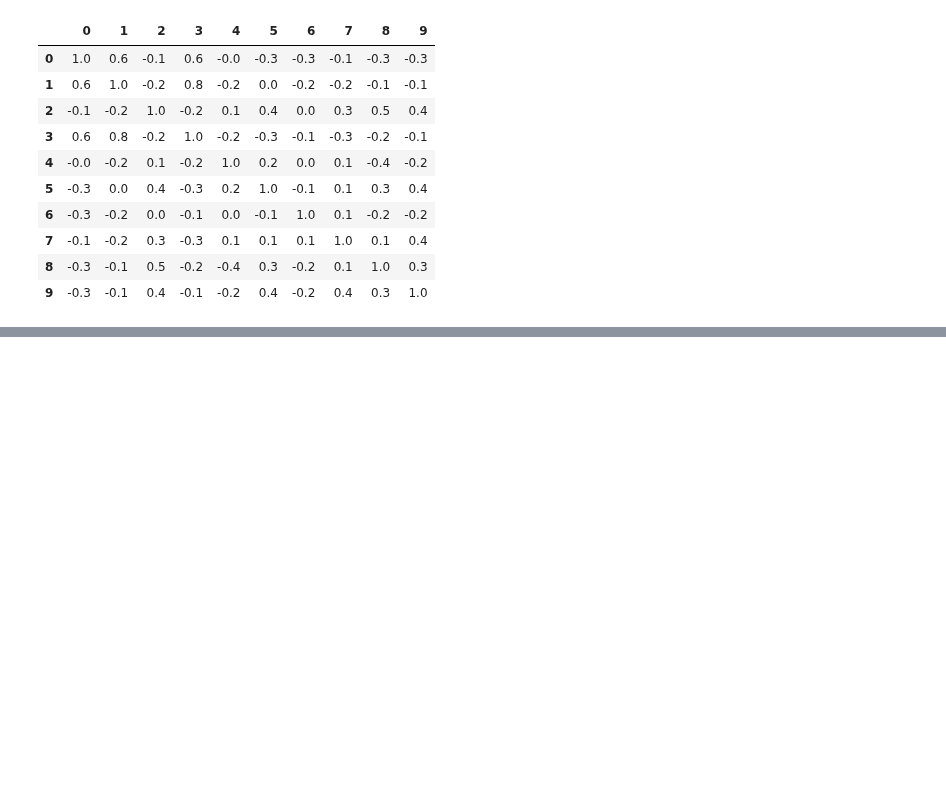
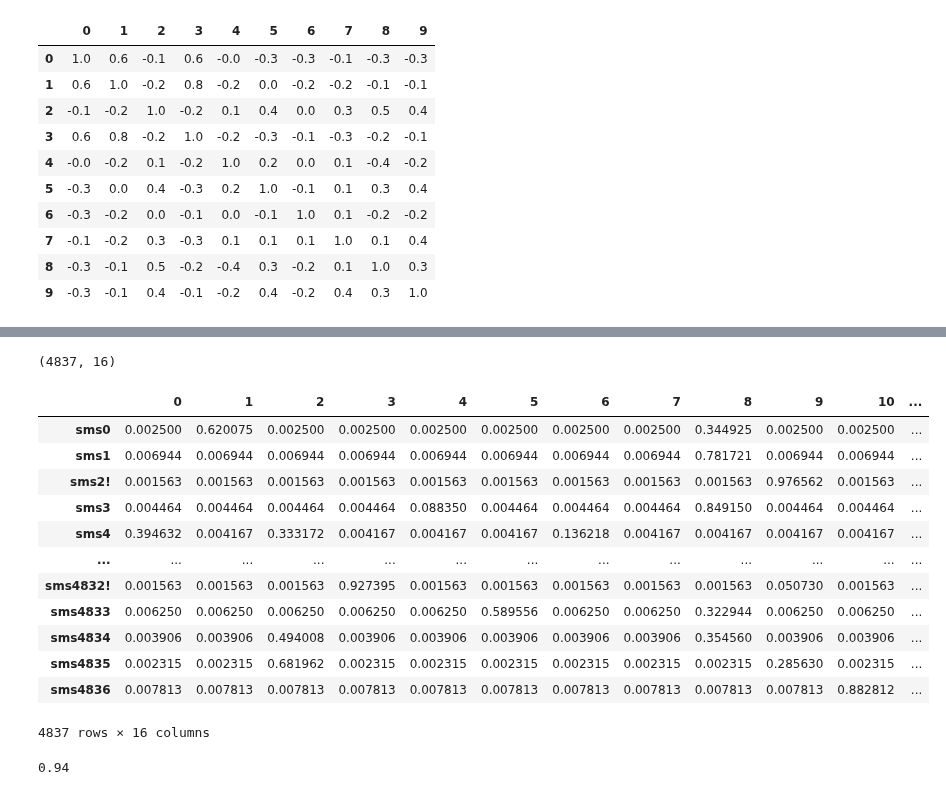
Before and after one commit to YeabinMoonEcon/BUS211, a Jupyter notebook: BUS243_NLP/homework_brainstorming/chapter4_code.ipynb, the cells around one changed output, grey strips where cells are left out. Cells and saved outputs as stored; diff of their text form; code cells hidden in the pictures; blank space fills up the shorter version.

```diff
--- a/BUS243_NLP/homework_brainstorming/chapter4_code.ipynb
+++ b/BUS243_NLP/homework_brainstorming/chapter4_code.ipynb
@@ -555,0 +639,2 @@ svd_topic_vectors.iloc[:10].dot(svd_topic_vectors.iloc[:10].T).round(1)
+# %%
+ldia = ldia.fit(bow_docs)
@@ -555,0 +645,4 @@ svd_topic_vectors.iloc[:10].dot(svd_topic_vectors.iloc[:10].T).round(1)
+# %%
+pd.set_option('display.width', 75)
+components = pd.DataFrame(ldia.components_.T, index=terms)
+components.round(2).head(5)
@@ -555,0 +670,24 @@ svd_topic_vectors.iloc[:10].dot(svd_topic_vectors.iloc[:10].T).round(1)
+# %%
+ldia16_topic_vectors = ldia.transform(bow_docs)
+# %%
+ldia16_topic_vectors.shape
+# %% [output]
+(4837, 16)
+# %%
+ldia16_topic_vectors = pd.DataFrame(ldia16_topic_vectors, index=index)
+# %%
+ldia16_topic_vectors
+# %% [output]
+|  | 0 | 1 | 2 | 3 | 4 | 5 | 6 | 7 | 8 | 9 | 10 | ... |
+| sms0 | 0.002500 | 0.620075 | 0.002500 | 0.002500 | 0.002500 | 0.002500 | 0.002500 | 0.002500 | 0.344925 | 0.002500 | 0.002500 | ... |
+| sms1 | 0.006944 | 0.006944 | 0.006944 | 0.006944 | 0.006944 | 0.006944 | 0.006944 | 0.006944 | 0.781721 | 0.006944 | 0.006944 | ... |
+| sms2! | 0.001563 | 0.001563 | 0.001563 | 0.001563 | 0.001563 | 0.001563 | 0.001563 | 0.001563 | 0.001563 | 0.976562 | 0.001563 | ... |
+| sms3 | 0.004464 | 0.004464 | 0.004464 | 0.004464 | 0.088350 | 0.004464 | 0.004464 | 0.004464 | 0.849150 | 0.004464 | 0.004464 | ... |
+| sms4 | 0.394632 | 0.004167 | 0.333172 | 0.004167 | 0.004167 | 0.004167 | 0.136218 | 0.004167 | 0.004167 | 0.004167 | 0.004167 | ... |
+| ... | ... | ... | ... | ... | ... | ... | ... | ... | ... | ... | ... | ... |
+| sms4832! | 0.001563 | 0.001563 | 0.001563 | 0.927395 | 0.001563 | 0.001563 | 0.001563 | 0.001563 | 0.001563 | 0.050730 | 0.001563 | ... |
+| sms4833 | 0.006250 | 0.006250 | 0.006250 | 0.006250 | 0.006250 | 0.589556 | 0.006250 | 0.006250 | 0.322944 | 0.006250 | 0.006250 | ... |
+| sms4834 | 0.003906 | 0.003906 | 0.494008 | 0.003906 | 0.003906 | 0.003906 | 0.003906 | 0.003906 | 0.354560 | 0.003906 | 0.003906 | ... |
+| sms4835 | 0.002315 | 0.002315 | 0.681962 | 0.002315 | 0.002315 | 0.002315 | 0.002315 | 0.002315 | 0.002315 | 0.285630 | 0.002315 | ... |
+| sms4836 | 0.007813 | 0.007813 | 0.007813 | 0.007813 | 0.007813 | 0.007813 | 0.007813 | 0.007813 | 0.007813 | 0.007813 | 0.882812 | ... |
+4837 rows × 16 columns
@@ -555,0 +697,8 @@ svd_topic_vectors.iloc[:10].dot(svd_topic_vectors.iloc[:10].T).round(1)
+# %%
+X_train, X_test, y_train, y_test = train_test_split(ldia16_topic_vectors, sms.spam, test_size=0.5, random_state=271828)
+lda = LDA(n_components=1)
+lda = lda.fit(X_train, y_train)
+sms['ldia16_spam'] = lda.predict(ldia16_topic_vectors)
+round(float(lda.score(X_test, y_test)), 2)
+# %% [output]
+0.94
```
Also changed, not shown: parts of 28 cells of this notebook, 3 other files.
